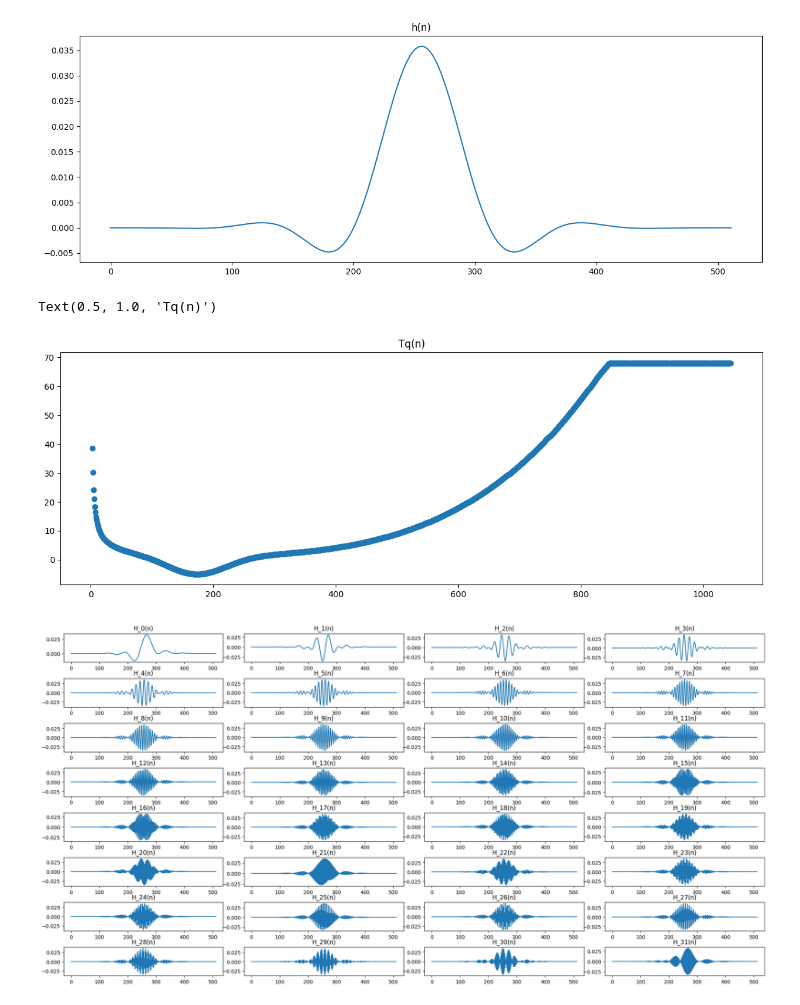
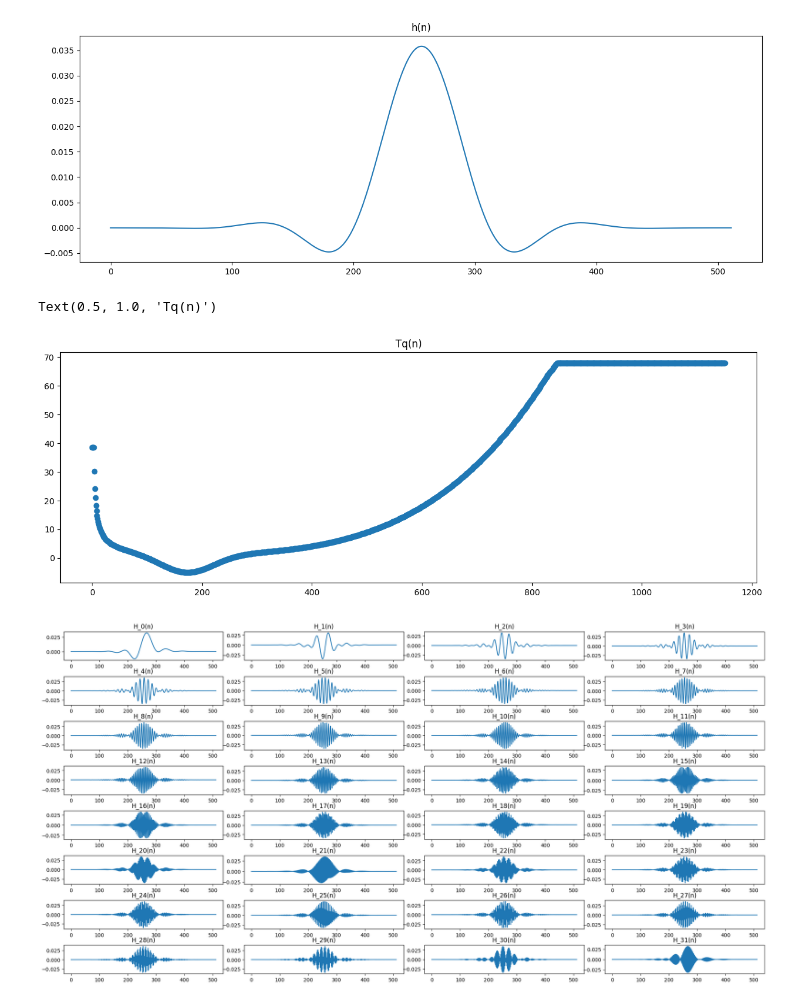
Before and after one commit to andriotis/mp3, a Jupyter notebook: main.ipynb, the cells around one changed output. Saved outputs shown, nothing was run; the diff lists cells and outputs as text; code cells hidden in the pictures.

```diff
--- a/main.ipynb
+++ b/main.ipynb
@@ -25,13 +25,18 @@ Text(0.5, 1.0, 'h(n)')
 [figure]
 # %%
 Tq = np.load('./scripts and data/Tq.npy', allow_pickle=True).reshape(-1)
+
+Tq[np.isnan(Tq)] = np.interp(np.arange(Tq.shape[0])[np.isnan(Tq)],
+                             np.arange(Tq.shape[0])[~np.isnan(Tq)],
+                             Tq[~np.isnan(Tq)])
+
 
 plt.figure(figsize=(15, 5))
 plt.scatter(np.arange(1152), Tq)
 plt.title('Tq(n)')
 # %% [output]
 Text(0.5, 1.0, 'Tq(n)')
-[figure, old version]
+[figure, new version]
 # %%
 M = 32 # of subbands
 L = 512 # length of filters
```
Also changed, not shown: parts of 6 cells of this notebook.
